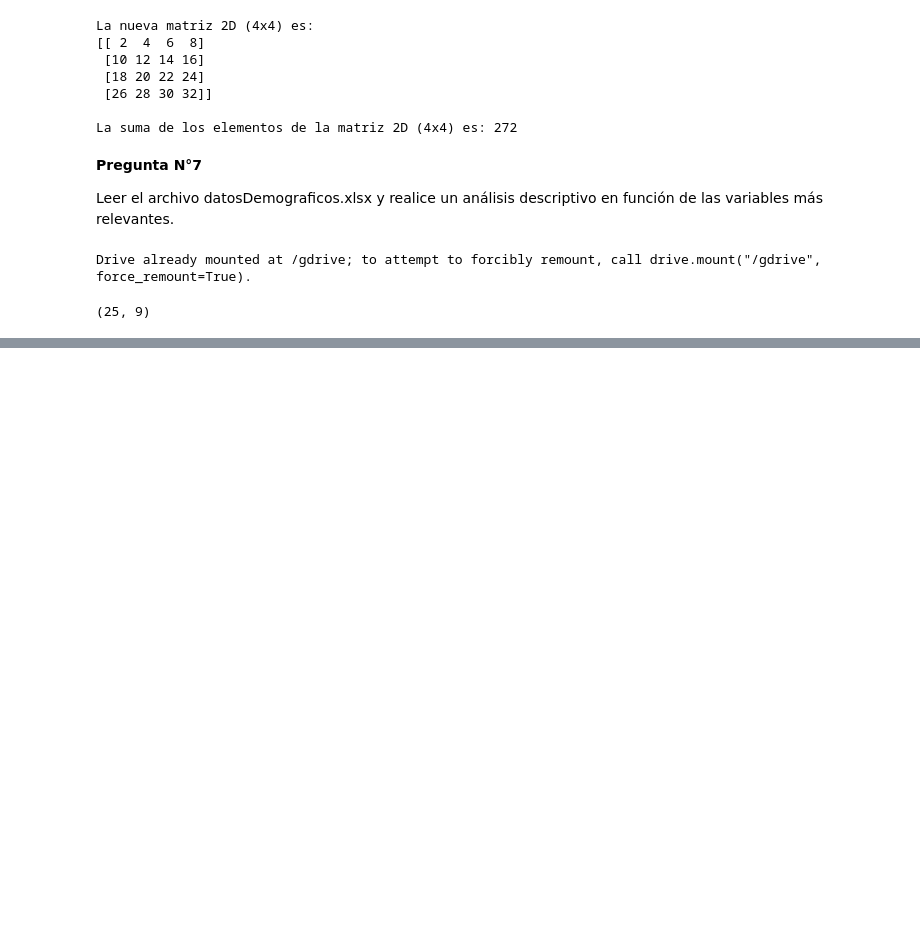
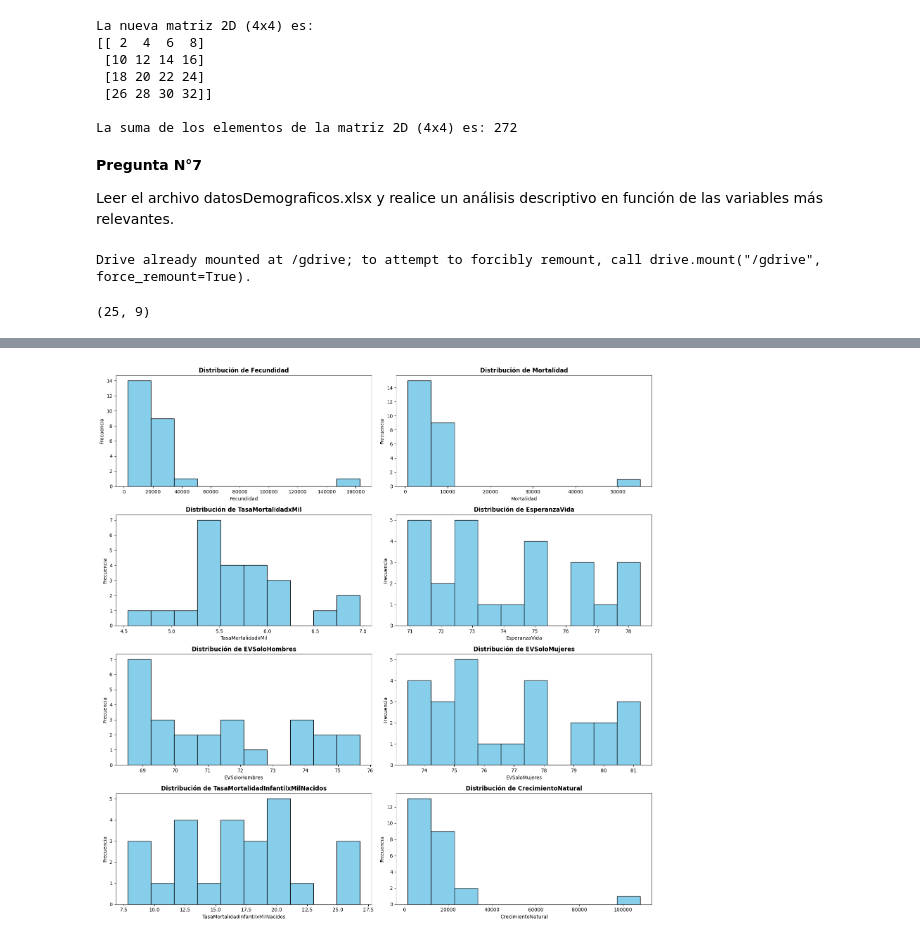
Before and after one commit to mpintoponce/python_utec, a Jupyter notebook: Modulo02:Estructuras_de_datos_secuenciales/08.Evaluación_Final.ipynb, the cells around one changed output, grey strips where cells are left out. Drawn from its saved outputs; the diff is of its cells as text; code cells hidden in the pictures; blank space fills up the shorter version.

```diff
--- a/Modulo02:Estructuras_de_datos_secuenciales/08.Evaluación_Final.ipynb
+++ b/Modulo02:Estructuras_de_datos_secuenciales/08.Evaluación_Final.ipynb
@@ -117,7 +117,7 @@ from google.colab import drive
 drive.mount('/gdrive')
 ruta = "/gdrive/My Drive/"
 dataset = "datosDemograficos (1).xlsx"
-data = pd.read_excel(ruta+dataset)
+df = pd.read_excel(ruta+dataset)
 # %% [output]
 Drive already mounted at /gdrive; to attempt to forcibly remount, call drive.mount("/gdrive", force_remount=True).
 # %%
@@ -133,3 +133,25 @@ data.head()
 | 2 | Tacna | 5605 | 1900 | 5.40 | 75.11 | 72.31 | 78.06 | ... |
 | 3 | Tumbes | 3924 | 1209 | 4.94 | 74.96 | 72.09 | 77.98 | ... |
 | 4 | Ucayali | 8872 | 3020 | 5.93 | 71.99 | 69.24 | 74.87 | ... |
+# %%
+import pandas as pd
+import matplotlib.pyplot as plt
+
+# === 1. Seleccionar variables numéricas relevantes ===
+variables_clave = [
+    'Fecundidad',
+    'Mortalidad',
+    'TasaMortalidadxMil',
+    'EsperanzaVida',
+    'EVSoloHombres',
+    'EVSoloMujeres',
+    'TasaMortalidadInfantilxMilNacidos',
+    'CrecimientoNatural'
+]
+
+# Filtrar solo columnas numéricas relevantes
+df_vars = df[variables_clave]
+
+# === 2. Análisis estadístico descriptivo ===
+print("=== Análisis Descriptivo ===")
+print(df_vars.describe())
@@ -135,0 +176,16 @@ data.head()
+# %%
+
+# === 3. Histograma para cada variable ===
+fig, axs = plt.subplots(4, 2, figsize=(16, 16))
+axs = axs.flatten()
+
+for i, var in enumerate(variables_clave):
+    axs[i].hist(df[var].dropna(), bins=10, color='skyblue', edgecolor='black')
+    axs[i].set_title(f'Distribución de {var}', fontsize=12, fontweight='bold')
+    axs[i].set_xlabel(var)
+    axs[i].set_ylabel("Frecuencia")
+
+plt.tight_layout()
+plt.show()
+# %% [output]
+[figure, added]
```
Also changed, not shown: parts of 5 cells of this notebook.
